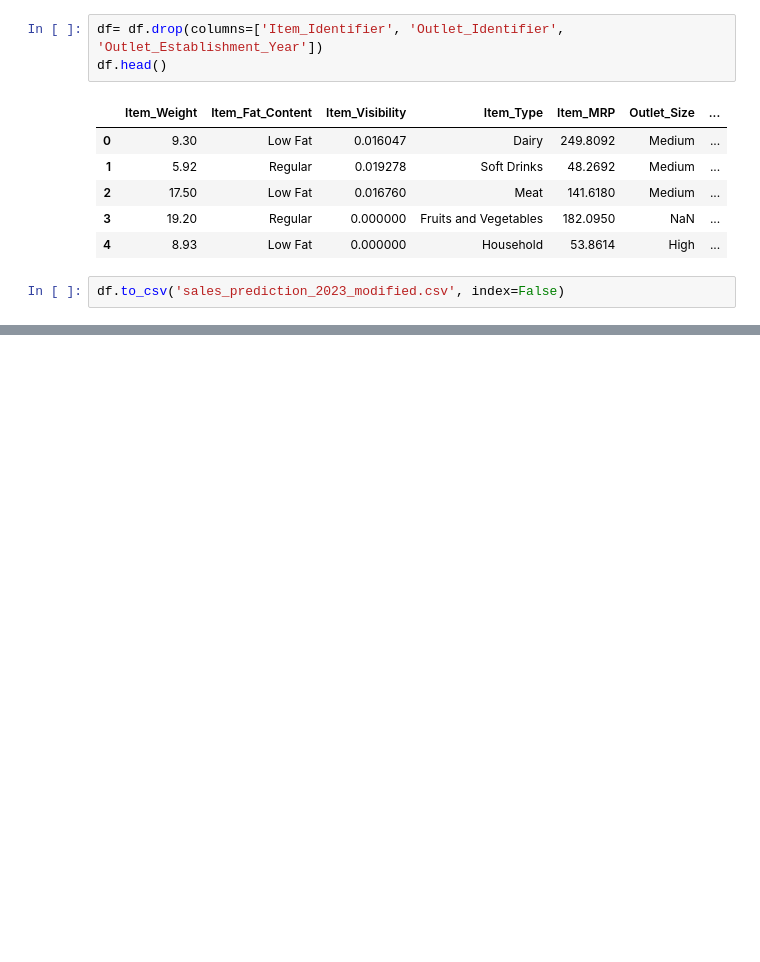
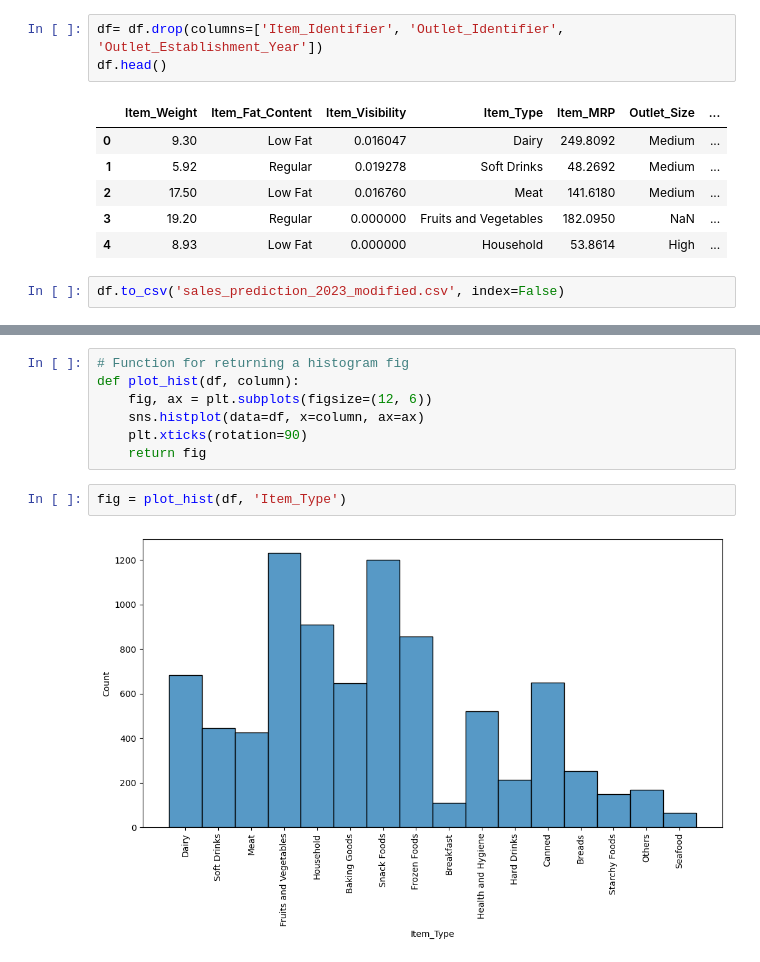
Before and after one commit to sof2401/Advanced-ML, a Jupyter notebook: Streamlit for Project 1 Part A (Core).ipynb, the cells around one changed output, grey strips where cells are left out. Drawn from its saved outputs; the diff is of its cells as text; blank space fills up the shorter version.

```diff
--- a/Streamlit for Project 1 Part A (Core).ipynb
+++ b/Streamlit for Project 1 Part A (Core).ipynb
@@ -41,0 +66,11 @@ df.to_csv('sales_prediction_2023_modified.csv', index=False)
+# %%
+# Function for returning a histogram fig
+def plot_hist(df, column):
+    fig, ax = plt.subplots(figsize=(12, 6))
+    sns.histplot(data=df, x=column, ax=ax)
+    plt.xticks(rotation=90)
+    return fig
+# %%
+fig = plot_hist(df, 'Item_Type')
+# %% [output]
+[figure, added]
```
Also changed, not shown: parts of 1 cell of this notebook, 6 other files.
